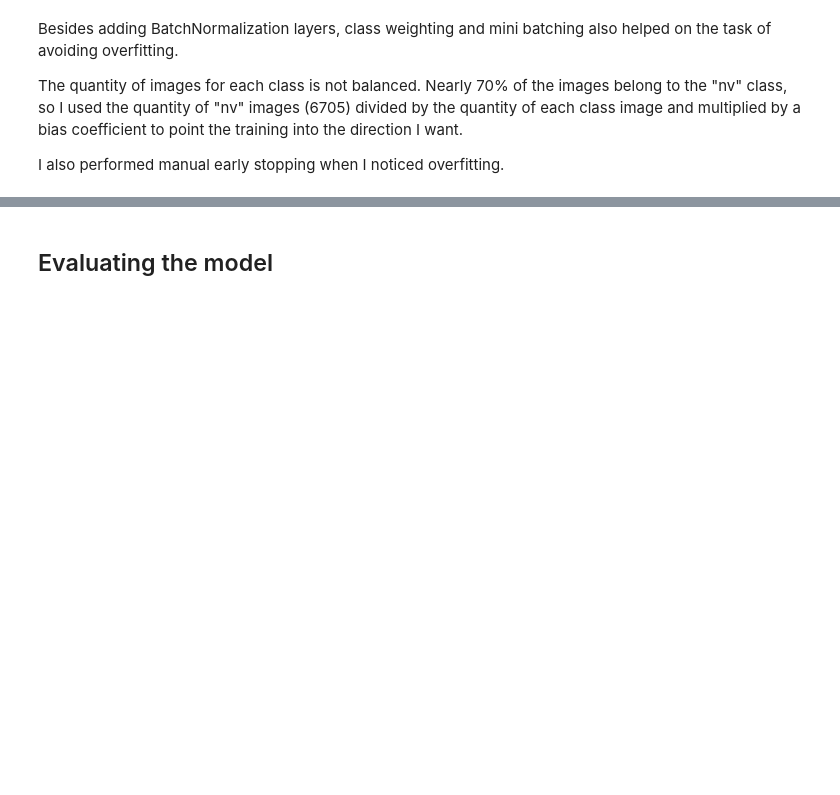
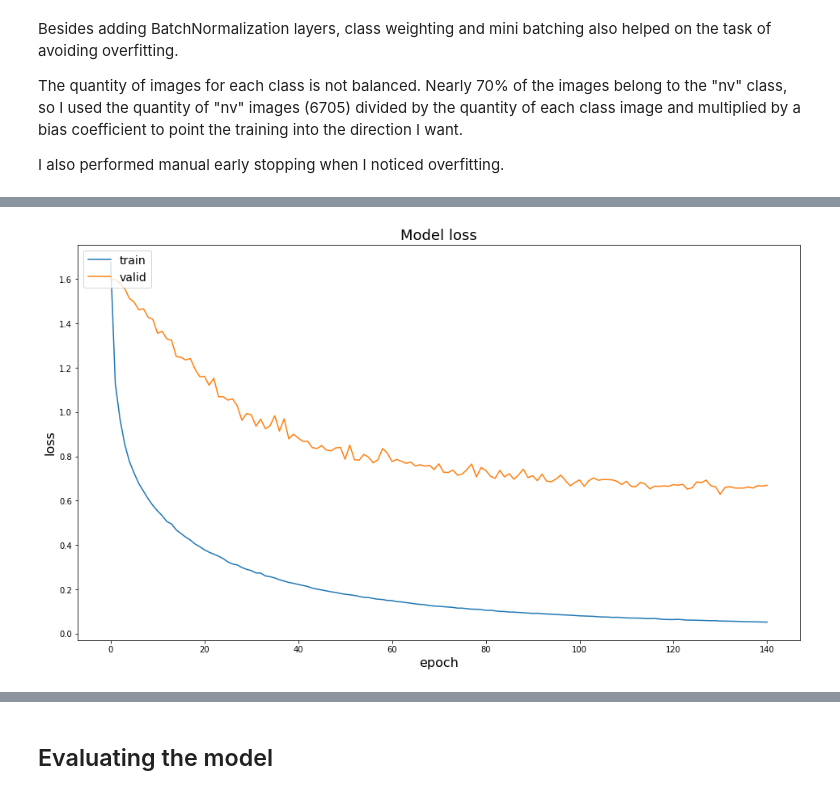
Before and after one commit to leodlca/skin-cancer-classifier, a Jupyter notebook: skin-cancer-classifier.ipynb, the cells around one changed output, grey strips where cells are left out. Cells and saved outputs as stored; diff of their text form; code cells hidden in the pictures; blank space fills up the shorter version.

```diff
--- a/skin-cancer-classifier.ipynb
+++ b/skin-cancer-classifier.ipynb
@@ -298,0 +306,11 @@ KeyboardInterrupt:
+# %%
+plt.plot(history.history['loss'])
+plt.plot(history.history['val_loss'])
+plt.title('Model loss', fontsize=18)
+plt.ylabel('loss', fontsize=16)
+plt.xlabel('epoch', fontsize=16)
+plt.legend(['train', 'valid'], loc='upper left', fontsize=14)
+plt.savefig('my_results/model-loss.png')
+plt.show()
+# %% [output]
+[figure, added]
```
Also changed, not shown: parts of 12 cells of this notebook, 20 other files.
